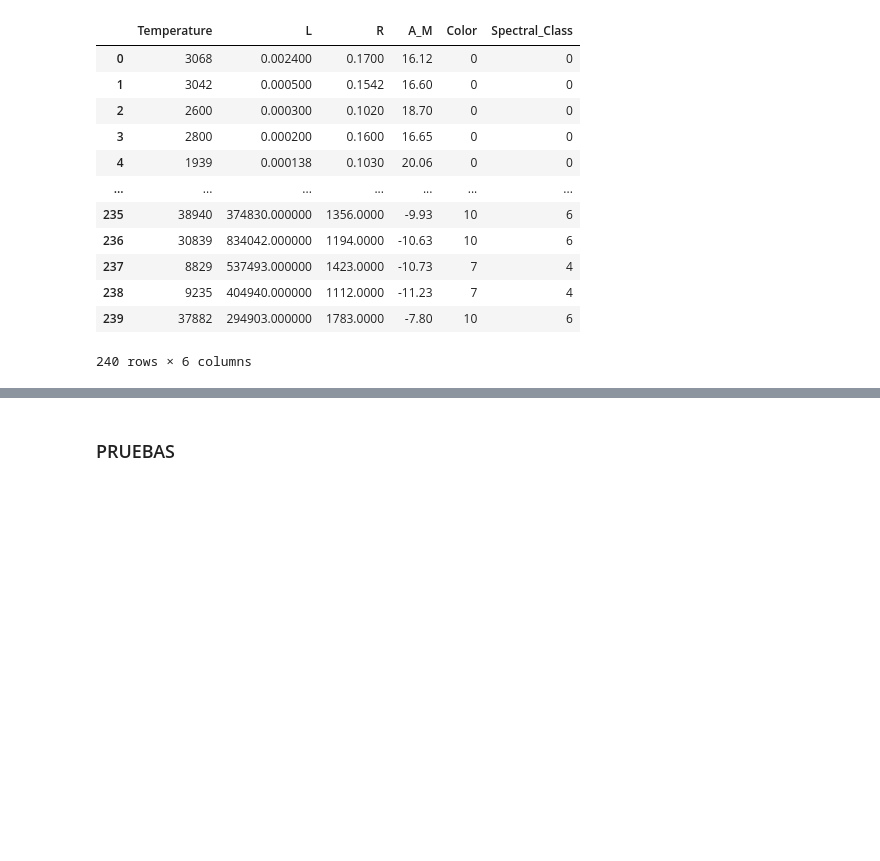
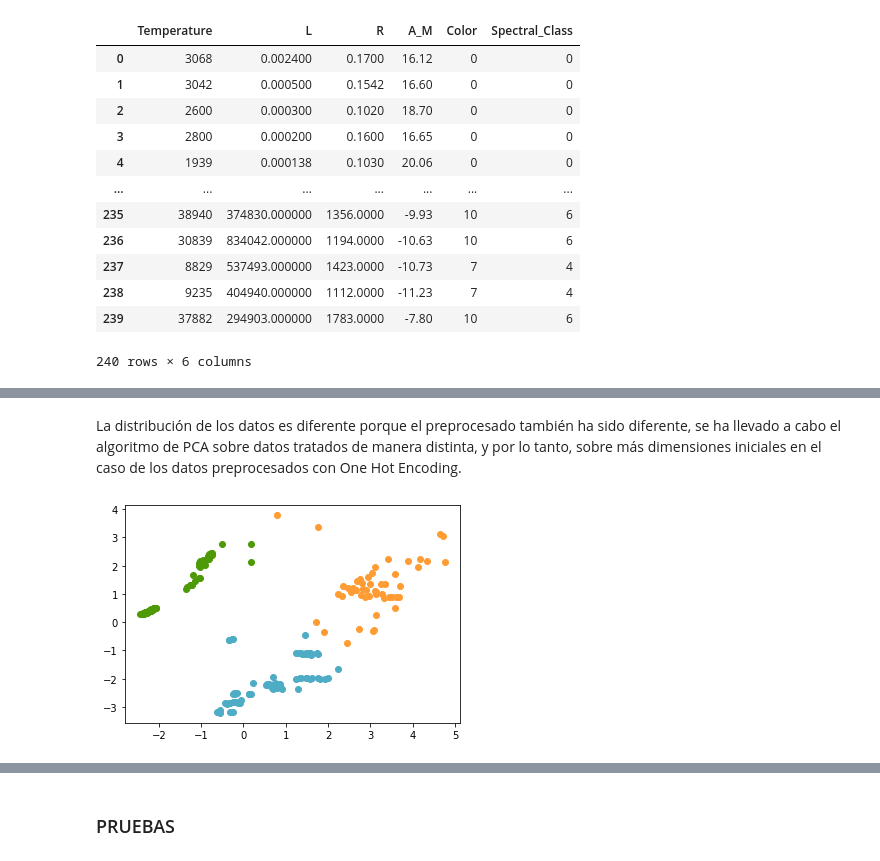
Before and after one commit to mgommez/practica2_ml, a Jupyter notebook: KMeans.ipynb, the cells around one changed output, grey strips where cells are left out. Saved outputs shown, nothing was run; the diff lists cells and outputs as text; code cells hidden in the pictures; blank space fills up the shorter version.

```diff
--- a/KMeans.ipynb
+++ b/KMeans.ipynb
@@ -564,0 +733,13 @@ stars_ordinal
+# %% [markdown]
+La distribución de los datos es diferente porque el preprocesado también ha sido diferente, se ha llevado a cabo el algoritmo de PCA sobre datos tratados de manera distinta, y por lo tanto, sobre más dimensiones iniciales en el caso de los datos preprocesados con One Hot Encoding.
+# %%
+kmeans_ours = KMeans_Ours(n_clusters = 3)
+kmeans_ours.fit(stars_1hot_pca)
+kmeans_ours_1hot_labels = kmeans_ours.return_labels()
+colors = ["#4EACC5", "#FF9C34", "#4E9A06"]
+for i in range(kmeans_ours.n_clusters):
+    for j in range(len(stars_1hot_pca)):
+        if kmeans_ours_1hot_labels[j] == i:
+            plt.scatter(stars_1hot_pca[j][0], stars_1hot_pca[j][1], c=colors[i])
+# %% [output]
+[figure, added]
```
Also changed, not shown: parts of 15 cells of this notebook.
